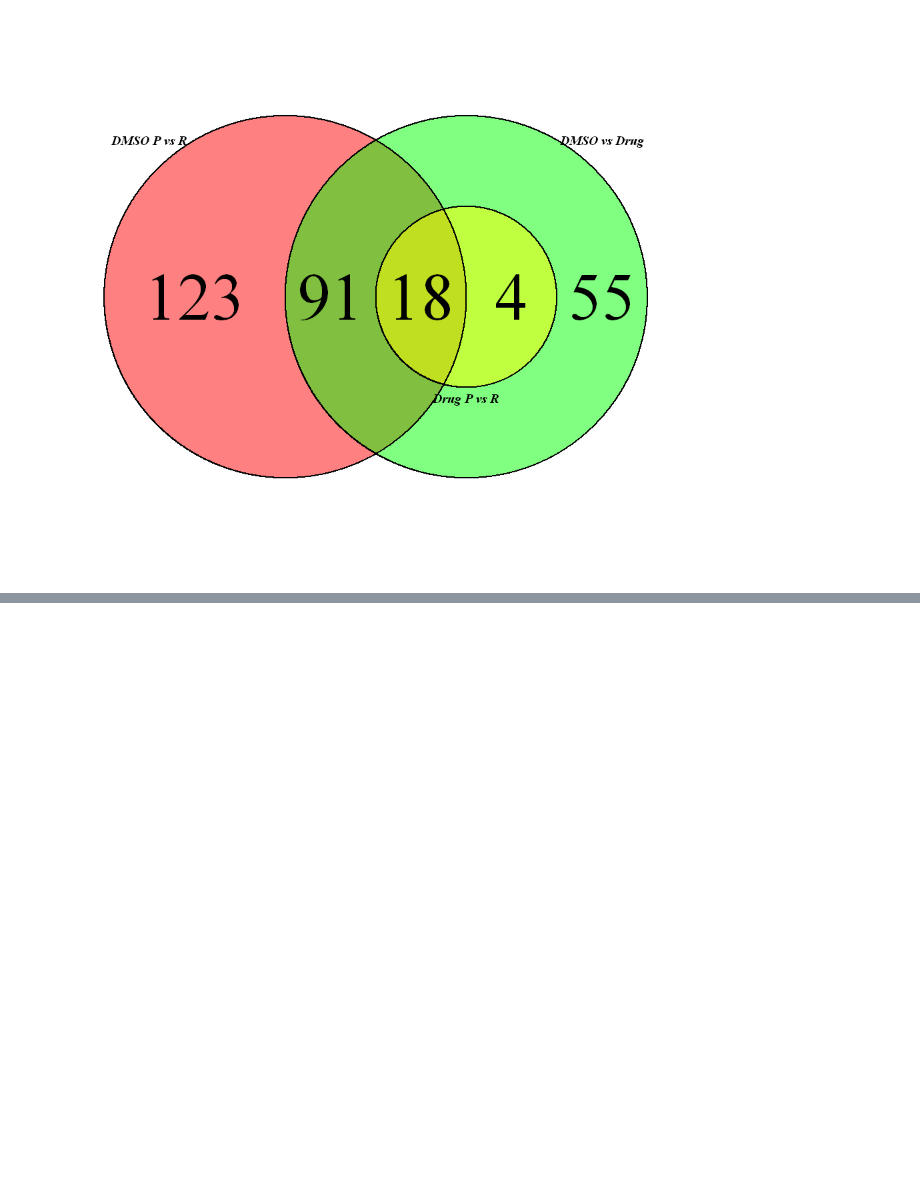
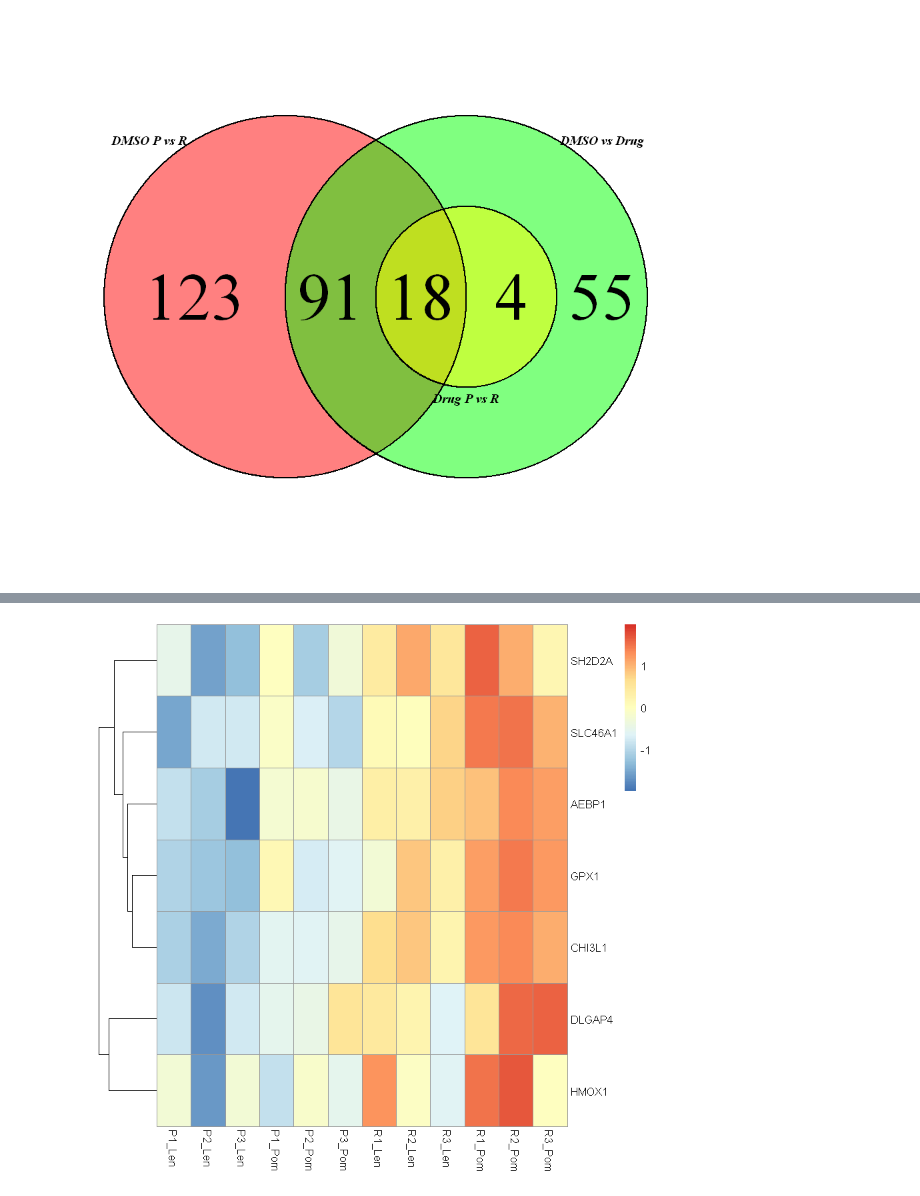
Before and after one commit to ajitjohnson/Jupyter-Notebooks, a Jupyter notebook: Mechanism of resistance to Lenalidomide in Lymphoma.ipynb, the cells around one changed output, grey strips where cells are left out. Cells and saved outputs as stored; diff of their text form; code cells hidden in the pictures; blank space fills up the shorter version.

```diff
--- a/Mechanism of resistance to Lenalidomide in Lymphoma.ipynb
+++ b/Mechanism of resistance to Lenalidomide in Lymphoma.ipynb
@@ -673,0 +705,7 @@ grid.draw(venn.plot)
+# %%
+# Heat map of the significant genes (DEG)
+#df <- as.data.frame(colData(dds)[,c("Treatment","Resistance")]) annotation_col=df
+pheatmap(sub2, cluster_rows=TRUE, show_rownames=TRUE,
+         cluster_cols=F, scale= "row")
+# %% [output]
+[figure, added]
```
Also changed, not shown: parts of 10 cells of this notebook.
